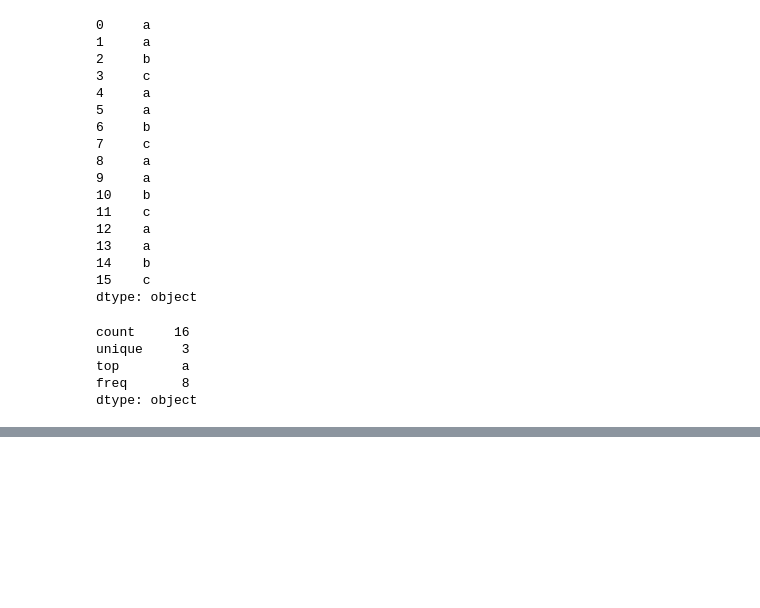
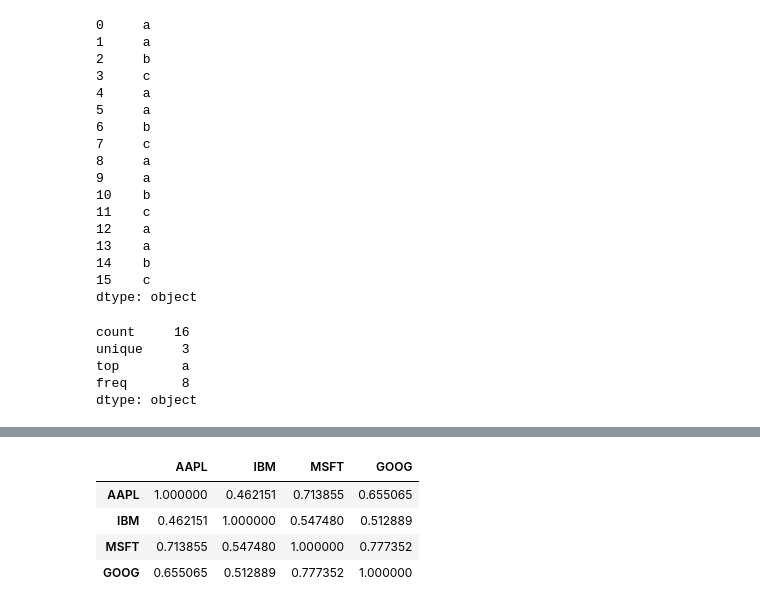
Before and after one commit to cristinacampos92/Pandas, a Jupyter notebook: Basic_Pandas.ipynb, the cells around one changed output, grey strips where cells are left out. Cells and saved outputs as stored; diff of their text form; code cells hidden in the pictures; blank space fills up the shorter version.

```diff
--- a/Basic_Pandas.ipynb
+++ b/Basic_Pandas.ipynb
@@ -1464,0 +1532,8 @@ dtype: object
+# %%
+returns.corr()
+# %% [output]
+|  | AAPL | IBM | MSFT | GOOG |
+| AAPL | 1.000000 | 0.462151 | 0.713855 | 0.655065 |
+| IBM | 0.462151 | 1.000000 | 0.547480 | 0.512889 |
+| MSFT | 0.713855 | 0.547480 | 1.000000 | 0.777352 |
+| GOOG | 0.655065 | 0.512889 | 0.777352 | 1.000000 |
```
Also changed, not shown: parts of 33 cells of this notebook, 5 other files.
